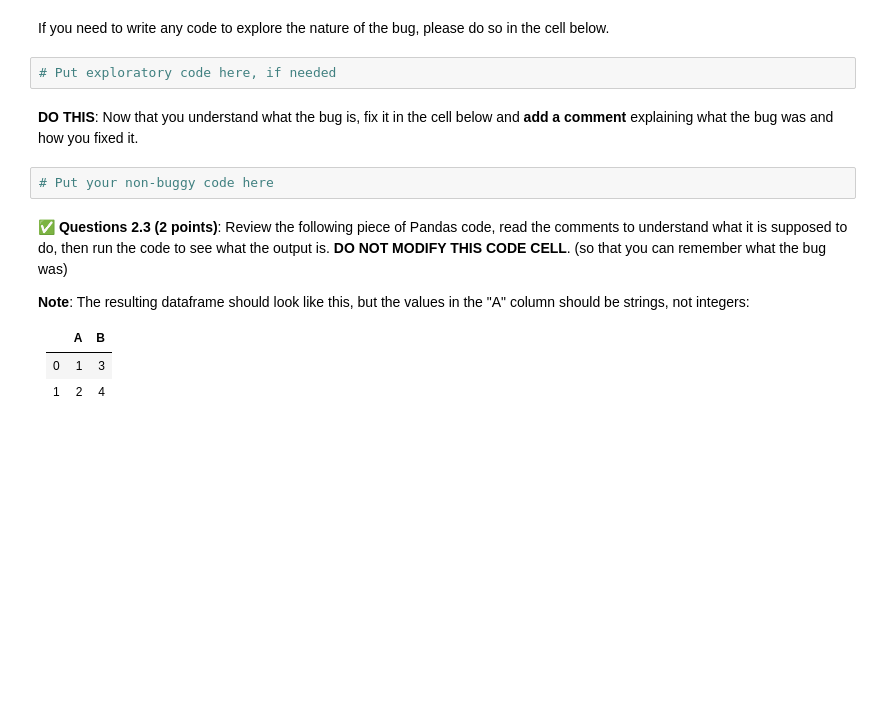
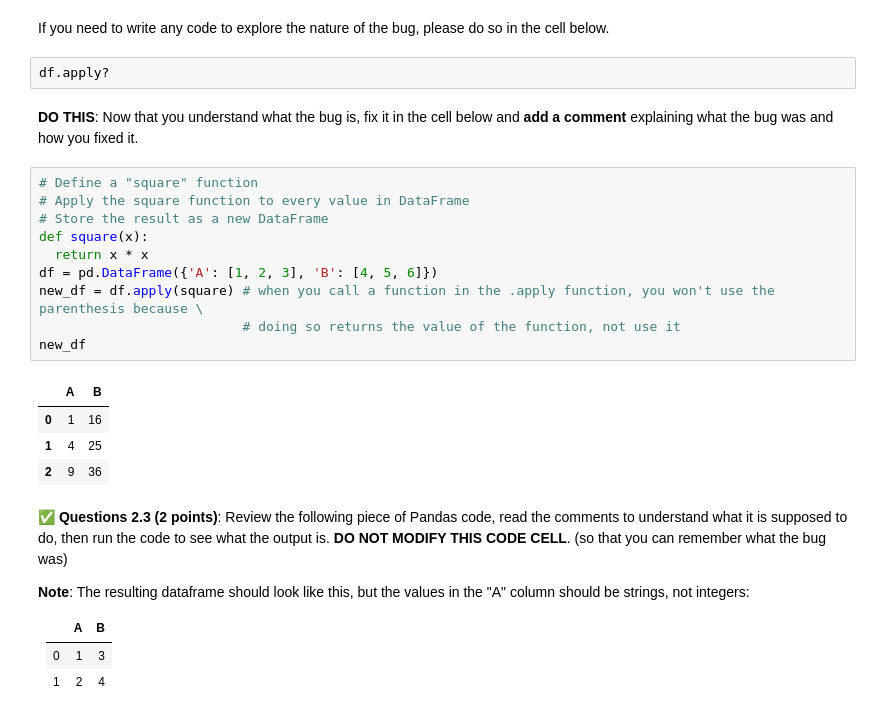
Before and after one commit to aaronng03/CMSE202-s24-turnin, a Jupyter notebook: hw-01/HW-01.ipynb, the cells around one changed output. Cells and saved outputs as stored; diff of their text form; blank space fills up the shorter version.

```diff
--- a/hw-01/HW-01.ipynb
+++ b/hw-01/HW-01.ipynb
@@ -230,11 +245,24 @@ new_df
 # %% [markdown]
 If you need to write any code to explore the nature of the bug, please do so in the cell below.
-# %%
-# Put exploratory code here, if needed
+# %%
+df.apply?
 # %% [markdown]
 **DO THIS**: Now that you understand what the bug is, fix it in the cell below and **add a comment** explaining what the bug was and how you fixed it.
-# %%
-# Put your non-buggy code here
+# %%
+# Define a "square" function
+# Apply the square function to every value in DataFrame
+# Store the result as a new DataFrame
+def square(x):
+  return x * x
+df = pd.DataFrame({'A': [1, 2, 3], 'B': [4, 5, 6]})
+new_df = df.apply(square) # when you call a function in the .apply function, you won't use the parenthesis because \
+                          # doing so returns the value of the function, not use it
+new_df
+# %% [output]
+|  | A | B |
+| 0 | 1 | 16 |
+| 1 | 4 | 25 |
+| 2 | 9 | 36 |
 # %% [markdown]
 &#9989; **Questions 2.3 (2 points)**: Review the following piece of Pandas code, read the comments to understand what it is supposed to do, then run the code to see what the output is. **DO NOT MODIFY THIS CODE CELL**. (so that you can remember what the bug was)
 
```
Also changed, not shown: parts of 11 cells of this notebook.
